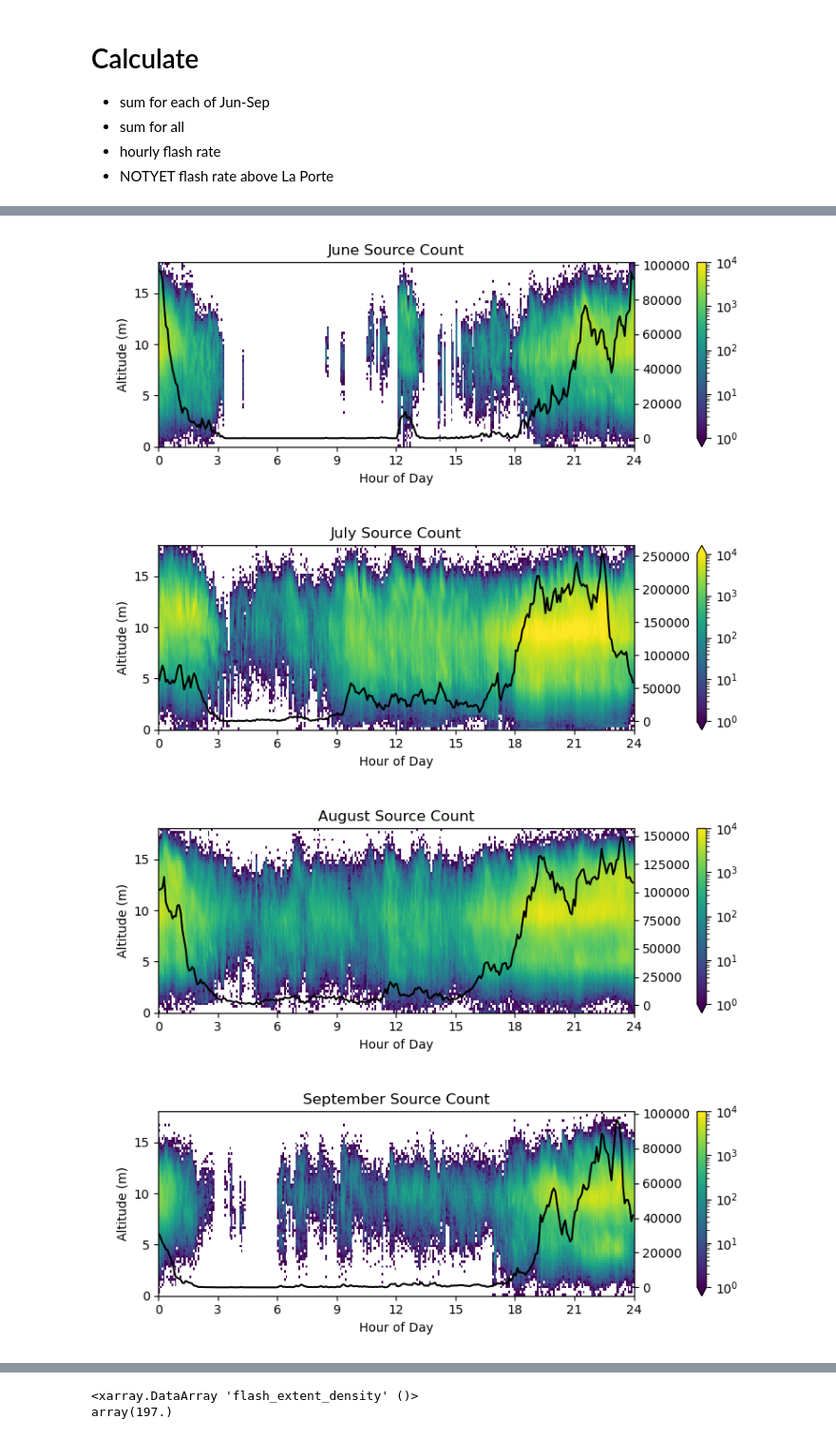
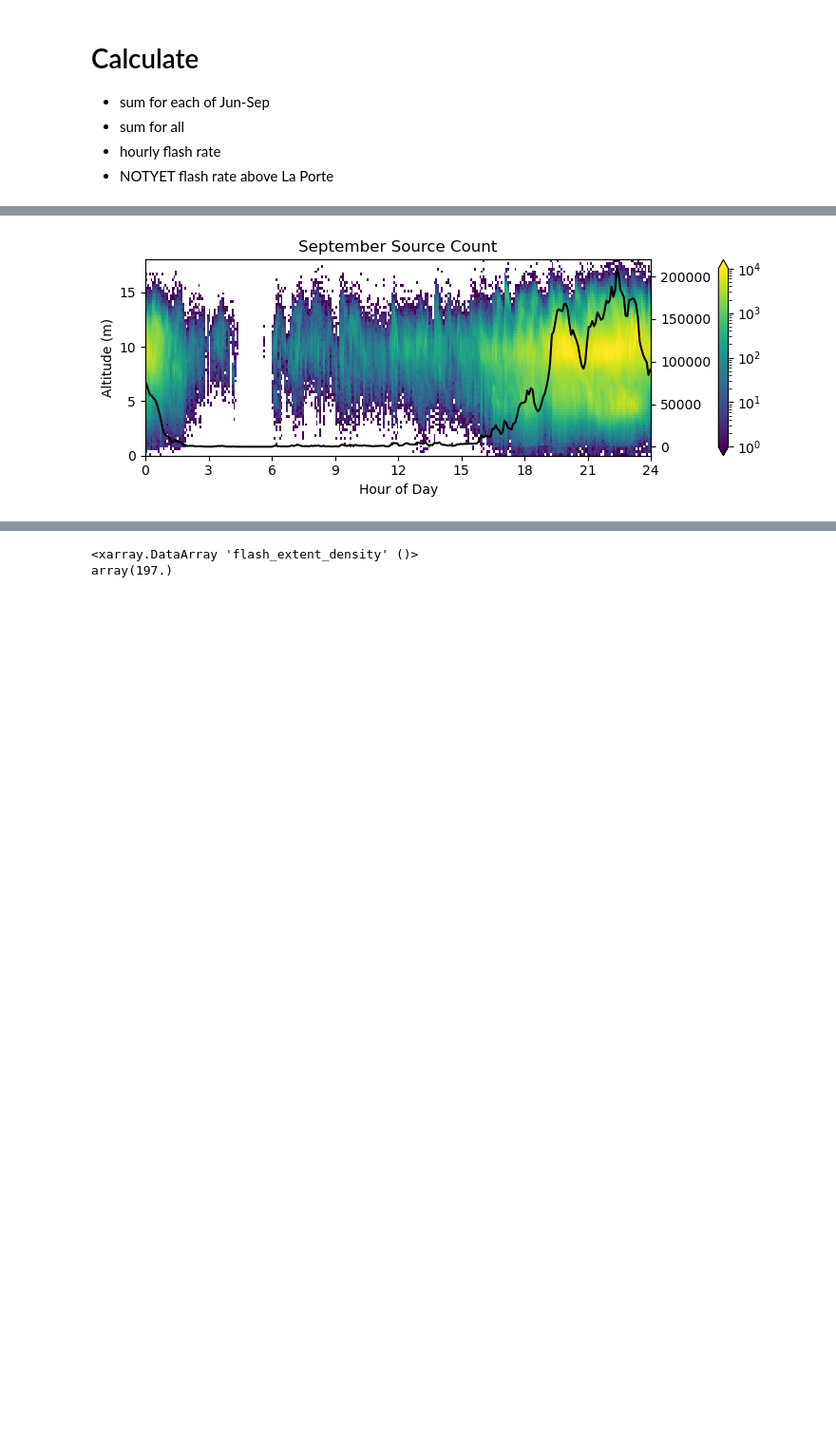
Before and after one commit to deeplycloudy/TRACER-PAWS-NEXRAD-LMA, a Jupyter notebook: notebooks/cases/Climatology.ipynb, the cells around one changed output, grey strips where cells are left out. Shown at 95% size. Drawn from its saved outputs; the diff is of its cells as text; code cells hidden in the pictures; blank space fills up the shorter version.

```diff
--- a/notebooks/cases/Climatology.ipynb
+++ b/notebooks/cases/Climatology.ipynb
@@ -5 +5,3 @@ import numpy as np
 import matplotlib.pyplot as plt
+# %%
+xr.set_options(file_cache_maxsize=1)
@@ -33,13 +37,13 @@ crs = ccrs.AzimuthalEquidistant(central_longitude=lma_grid_ctr_lon,
                                 globe=globe)
 # %%
 from glob import glob
-june_lma_files = glob("/data/Houston/LIGHTNING/6sensor_minimum/LYLOUT_2206*.nc")
+june_lma_files = glob("/efs/tracer/LIGHTNING/june/6sensor_minimum/LYLOUT_2206*.nc")
 june_lma_files.sort()
-july_lma_files = glob("/data/Houston/LIGHTNING/6sensor_minimum/LYLOUT_2207*.nc")
+july_lma_files = glob("/efs/tracer/LIGHTNING/july/6sensor_minimum/LYLOUT_2207*.nc")
 july_lma_files.sort()
-august_lma_files = glob("/data/Houston/LIGHTNING/6sensor_minimum/LYLOUT_2208*.nc")
+august_lma_files = glob("/efs/tracer/LIGHTNING/august/6sensor_minimum/LYLOUT_2208*.nc")
 august_lma_files.sort()
-september_lma_files = glob("/data/Houston/LIGHTNING/6sensor_minimum/LYLOUT_2209*.nc")
+september_lma_files = glob("/efs/tracer/LIGHTNING/september/6sensor_minimum/LYLOUT_2209*.nc")
 september_lma_files.sort()
 # %%
 sample_ds = xr.open_dataset(june_lma_files[0])
@@ -195,8 +201,8 @@ august_th_srcs = agg_time_height_from_filenames(august_lma_files)
 september_th_srcs = agg_time_height_from_filenames(september_lma_files)
 # %%
 # Get the first day's time height grid coordinate data
-th_grid_minutes_edge = june_th_srcs[0][1]/60
-th_grid_altitudes_edge = june_th_srcs[0][2]/1000.0
+th_grid_minutes_edge = september_th_srcs[0][1]/60
+th_grid_altitudes_edge = september_th_srcs[0][2]/1000.0
 th_grid_minutes_ctr = (th_grid_minutes_edge[1:]+th_grid_minutes_edge[:-1])/2
 th_grid_altitudes_ctr = (th_grid_altitudes_edge[1:]+th_grid_altitudes_edge[:-1])/2
 # %%
@@ -286,16 +289,13 @@ def plot_time_height_density(th_grid, title, log=False):
     ax.set_title(title)
     fig.tight_layout(h_pad=1.5)
 # %%
-plot_time_height_density(june_th_series.T, title="June Source Count", log=True)
-plt.savefig('Jun2022-Houston-src_timeheight.pdf')
-plot_time_height_density(july_th_series.T, title="July Source Count", log=True)
-plt.savefig('Jul2022-Houston-src_timeheight.pdf')
-plot_time_height_density(august_th_series.T, title="August Source Count", log=True)
-plt.savefig('Aug2022-Houston-src_timeheight.pdf')
+# plot_time_height_density(june_th_series.T, title="June Source Count", log=True)
+# plt.savefig('Jun2022-Houston-src_timeheight.pdf')
+# plot_time_height_density(july_th_series.T, title="July Source Count", log=True)
+# plt.savefig('Jul2022-Houston-src_timeheight.pdf')
+# plot_time_height_density(august_th_series.T, title="August Source Count", log=True)
+# plt.savefig('Aug2022-Houston-src_timeheight.pdf')
 plot_time_height_density(september_th_series.T, title="September Source Count", log=True)
 plt.savefig('Sep2022-Houston-src_timeheight.pdf')
 # %% [output]
-[figure, old version]
+[figure, new version]
-[figure, removed]
-[figure, removed]
-[figure, removed]
```
Also changed, not shown: parts of 14 cells of this notebook, 3 other files.
